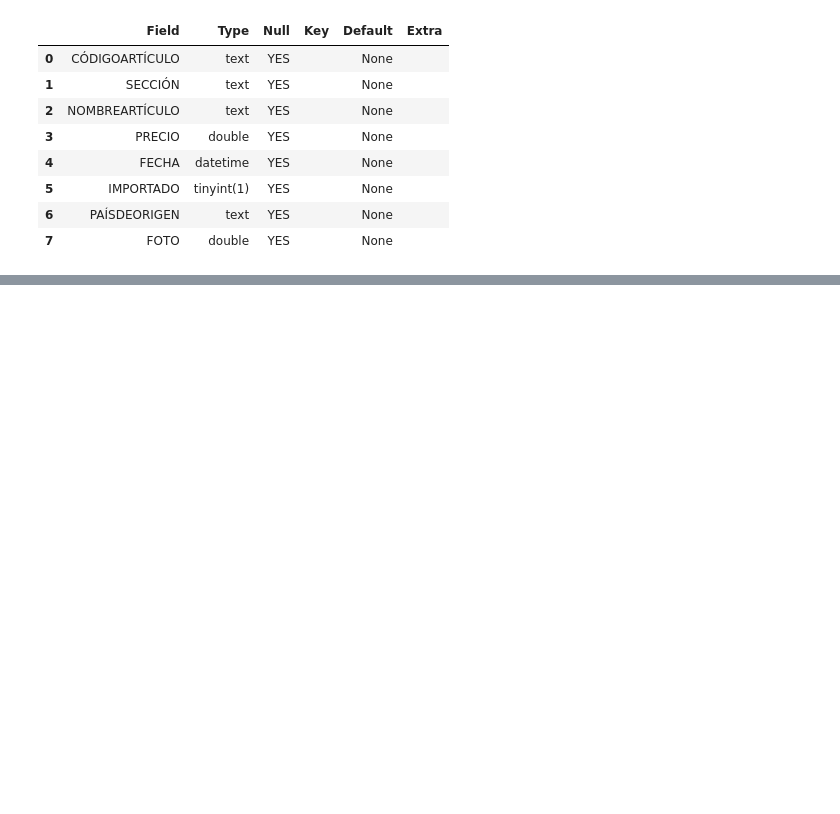
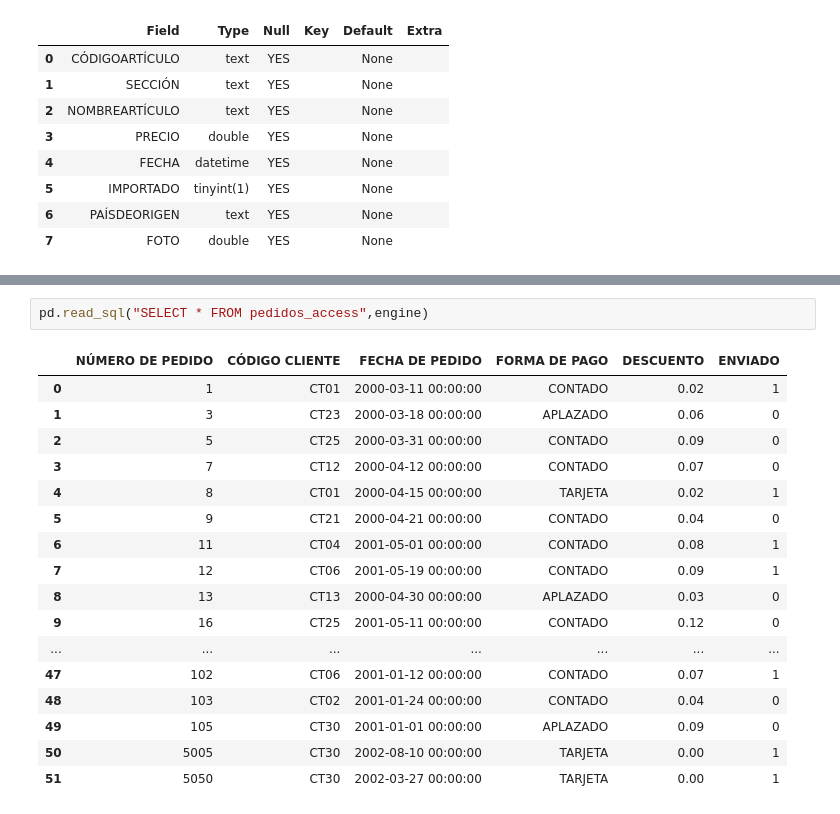
Before and after one commit to preciii7/practica_programacion, a Jupyter notebook: sql/mas_ejercicios_practica.ipynb, the cells around one changed output, grey strips where cells are left out. Cells and saved outputs as stored; diff of their text form; blank space fills up the shorter version.

```diff
--- a/sql/mas_ejercicios_practica.ipynb
+++ b/sql/mas_ejercicios_practica.ipynb
@@ -706,0 +747,20 @@ pd.read_sql("SELECT * FROM productos WHERE PRECIO >500 UNION SELECT * FROM Produ
+# %%
+pd.read_sql("SELECT * FROM pedidos_access",engine)
+# %% [output]
+|  | NÚMERO DE PEDIDO | CÓDIGO CLIENTE | FECHA DE PEDIDO | FORMA DE PAGO | DESCUENTO | ENVIADO |
+| 0 | 1 | CT01 | 2000-03-11 00:00:00 | CONTADO | 0.02 | 1 |
+| 1 | 3 | CT23 | 2000-03-18 00:00:00 | APLAZADO | 0.06 | 0 |
+| 2 | 5 | CT25 | 2000-03-31 00:00:00 | CONTADO | 0.09 | 0 |
+| 3 | 7 | CT12 | 2000-04-12 00:00:00 | CONTADO | 0.07 | 0 |
+| 4 | 8 | CT01 | 2000-04-15 00:00:00 | TARJETA | 0.02 | 1 |
+| 5 | 9 | CT21 | 2000-04-21 00:00:00 | CONTADO | 0.04 | 0 |
+| 6 | 11 | CT04 | 2001-05-01 00:00:00 | CONTADO | 0.08 | 1 |
+| 7 | 12 | CT06 | 2001-05-19 00:00:00 | CONTADO | 0.09 | 1 |
+| 8 | 13 | CT13 | 2000-04-30 00:00:00 | APLAZADO | 0.03 | 0 |
+| 9 | 16 | CT25 | 2001-05-11 00:00:00 | CONTADO | 0.12 | 0 |
+| ... | ... | ... | ... | ... | ... | ... |
+| 47 | 102 | CT06 | 2001-01-12 00:00:00 | CONTADO | 0.07 | 1 |
+| 48 | 103 | CT02 | 2001-01-24 00:00:00 | CONTADO | 0.04 | 0 |
+| 49 | 105 | CT30 | 2001-01-01 00:00:00 | APLAZADO | 0.09 | 0 |
+| 50 | 5005 | CT30 | 2002-08-10 00:00:00 | TARJETA | 0.00 | 1 |
+| 51 | 5050 | CT30 | 2002-03-27 00:00:00 | TARJETA | 0.00 | 1 |
```
Also changed, not shown: parts of 8 cells of this notebook, 2 other files.
